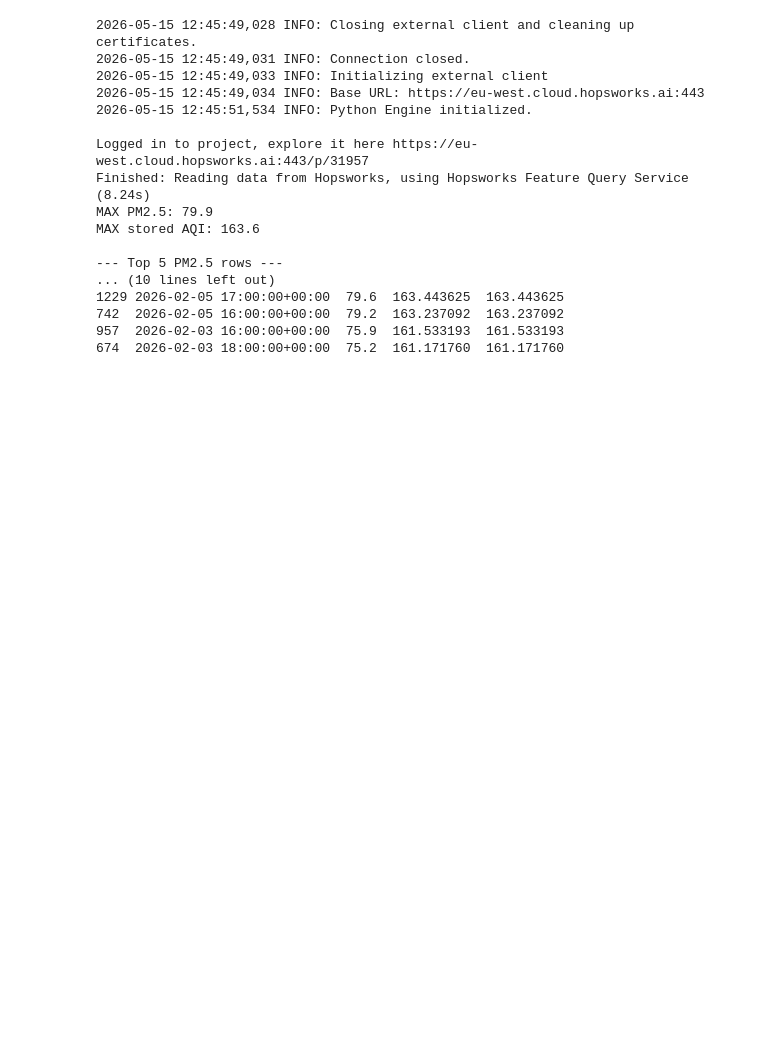
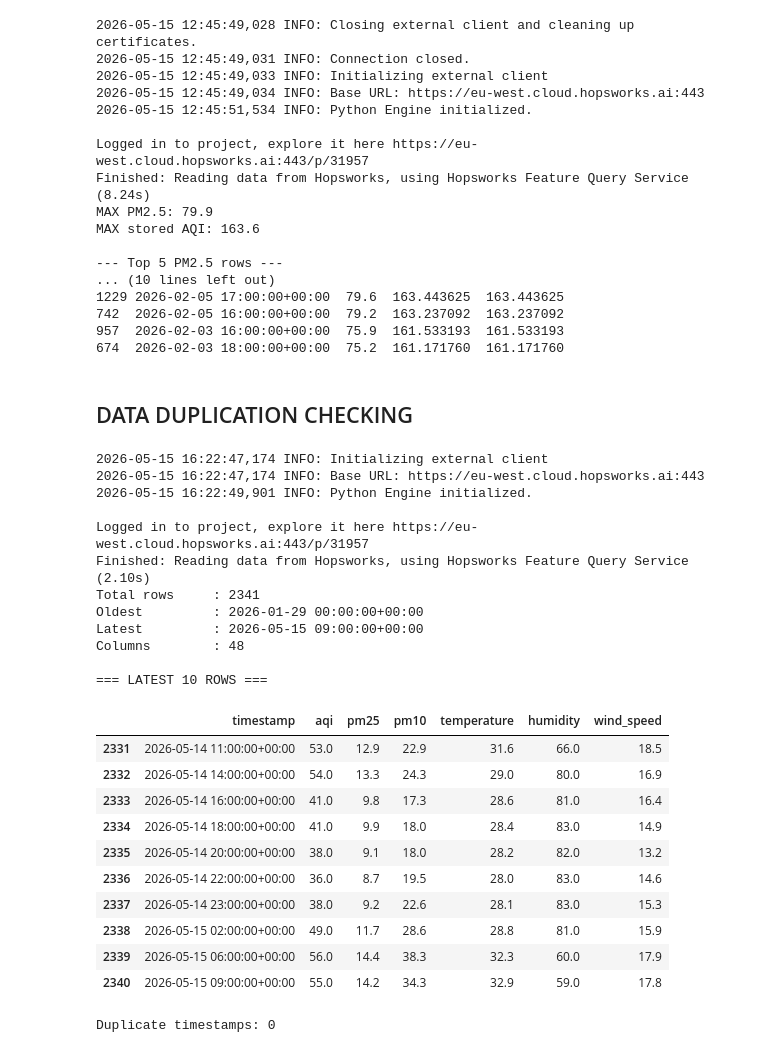
Before and after one commit to Hamza-asm/karachi-aqi-predictor, a Jupyter notebook: EDA.ipynb, the cells around one changed output. Drawn from its saved outputs; the diff is of its cells as text; code cells hidden in the pictures; blank space fills up the shorter version.

```diff
--- a/EDA.ipynb
+++ b/EDA.ipynb
@@ -174,3 +174,68 @@ MAX stored AQI: 163.6
 742  2026-02-05 16:00:00+00:00  79.2  163.237092  163.237092
 957  2026-02-03 16:00:00+00:00  75.9  161.533193  161.533193
 674  2026-02-03 18:00:00+00:00  75.2  161.171760  161.171760
+# %% [markdown]
+## DATA DUPLICATION CHECKING
+# %%
+import hopsworks
+import pandas as pd
+import os
+from dotenv import load_dotenv
+
+load_dotenv()
+
+# ── Connect ───────────────────────────────────────────────────────────────────
+project = hopsworks.login(
+    host=os.getenv("HOPSWORKS_HOST", "eu-west.cloud.hopsworks.ai"),
+    api_key_value=os.getenv("HOPSWORKS_API_KEY")
+)
+fs = project.get_feature_store()
+fg = fs.get_feature_group("aqi_features", version=1)
+
+# ── Read offline store ─────────────────────────────────────────────────────────
+df = fg.read(online=False)
+df["timestamp"] = pd.to_datetime(df["timestamp"], utc=True)
+df = df.sort_values("timestamp").reset_index(drop=True)
+
+# ── Basic info ─────────────────────────────────────────────────────────────────
+print("Total rows     :", len(df))
+print("Oldest         :", df["timestamp"].min())
+print("Latest         :", df["timestamp"].max())
+print("Columns        :", len(df.columns))
+
+# ── Latest 10 rows ────────────────────────────────────────────────────────────
+print("\n=== LATEST 10 ROWS ===")
+cols = ["timestamp", "aqi", "pm25", "pm10", "temperature", "humidity", "wind_speed"]
+df[cols].tail(10)
+# %% [output]
+2026-05-15 16:22:47,174 INFO: Initializing external client
+2026-05-15 16:22:47,174 INFO: Base URL: https://eu-west.cloud.hopsworks.ai:443
+2026-05-15 16:22:49,901 INFO: Python Engine initialized.
+
+Logged in to project, explore it here https://eu-west.cloud.hopsworks.ai:443/p/31957
+Finished: Reading data from Hopsworks, using Hopsworks Feature Query Service (2.10s)
+Total rows     : 2341
+Oldest         : 2026-01-29 00:00:00+00:00
+Latest         : 2026-05-15 09:00:00+00:00
+Columns        : 48
+
+=== LATEST 10 ROWS ===
+|  | timestamp | aqi | pm25 | pm10 | temperature | humidity | wind_speed |
+| 2331 | 2026-05-14 11:00:00+00:00 | 53.0 | 12.9 | 22.9 | 31.6 | 66.0 | 18.5 |
+| 2332 | 2026-05-14 14:00:00+00:00 | 54.0 | 13.3 | 24.3 | 29.0 | 80.0 | 16.9 |
+| 2333 | 2026-05-14 16:00:00+00:00 | 41.0 | 9.8 | 17.3 | 28.6 | 81.0 | 16.4 |
+| 2334 | 2026-05-14 18:00:00+00:00 | 41.0 | 9.9 | 18.0 | 28.4 | 83.0 | 14.9 |
+| 2335 | 2026-05-14 20:00:00+00:00 | 38.0 | 9.1 | 18.0 | 28.2 | 82.0 | 13.2 |
+| 2336 | 2026-05-14 22:00:00+00:00 | 36.0 | 8.7 | 19.5 | 28.0 | 83.0 | 14.6 |
+| 2337 | 2026-05-14 23:00:00+00:00 | 38.0 | 9.2 | 22.6 | 28.1 | 83.0 | 15.3 |
+| 2338 | 2026-05-15 02:00:00+00:00 | 49.0 | 11.7 | 28.6 | 28.8 | 81.0 | 15.9 |
+| 2339 | 2026-05-15 06:00:00+00:00 | 56.0 | 14.4 | 38.3 | 32.3 | 60.0 | 17.9 |
+| 2340 | 2026-05-15 09:00:00+00:00 | 55.0 | 14.2 | 34.3 | 32.9 | 59.0 | 17.8 |
+# %%
+# ── Check for duplicate timestamps ────────────────────────────────────────────
+dupes = df[df.duplicated(subset=["timestamp"], keep=False)]
+print("Duplicate timestamps:", len(dupes))
+if not dupes.empty:
+    print(dupes[["timestamp", "aqi"]].head(10))
+# %% [output]
+Duplicate timestamps: 0
```
Also changed, not shown: parts of 4 cells of this notebook.
